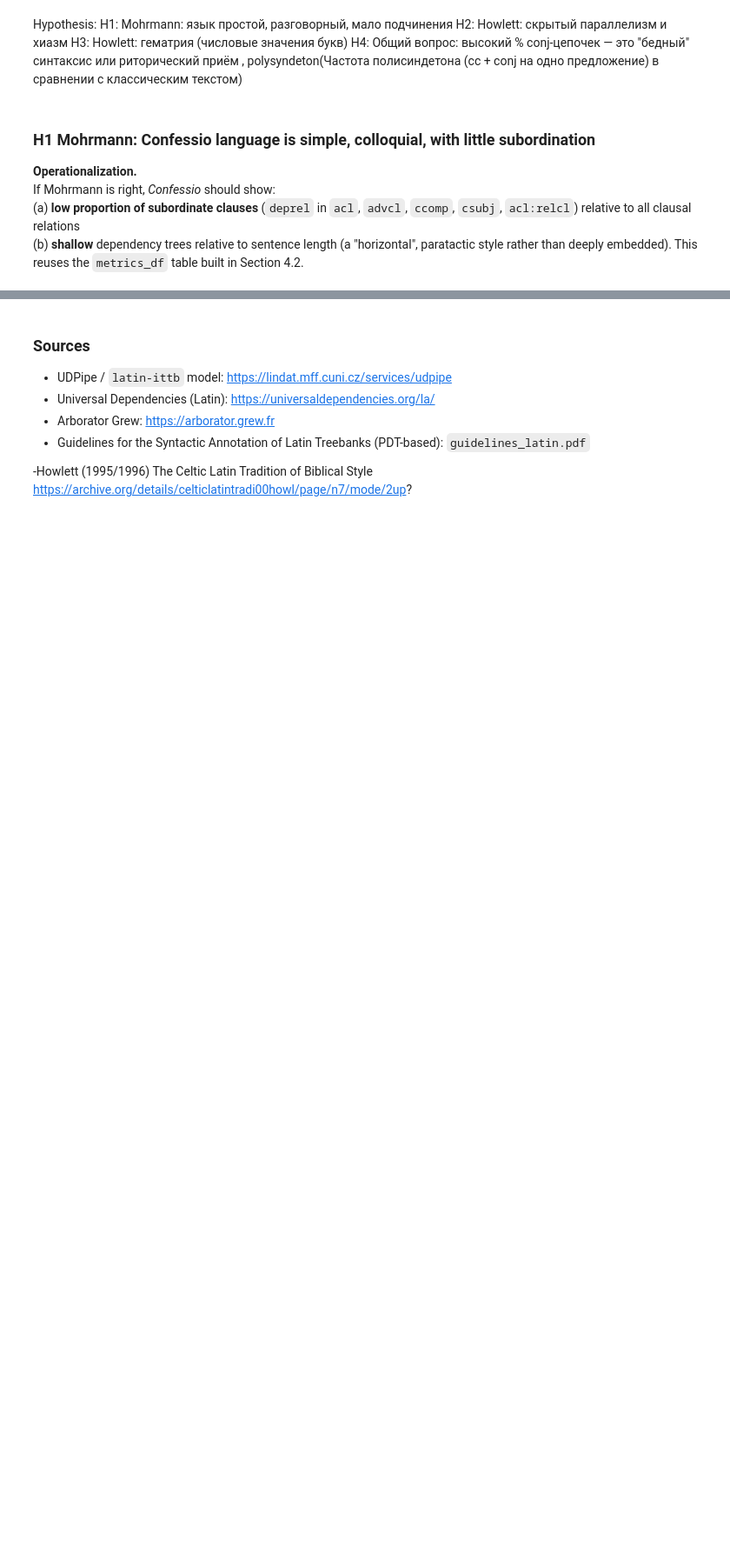
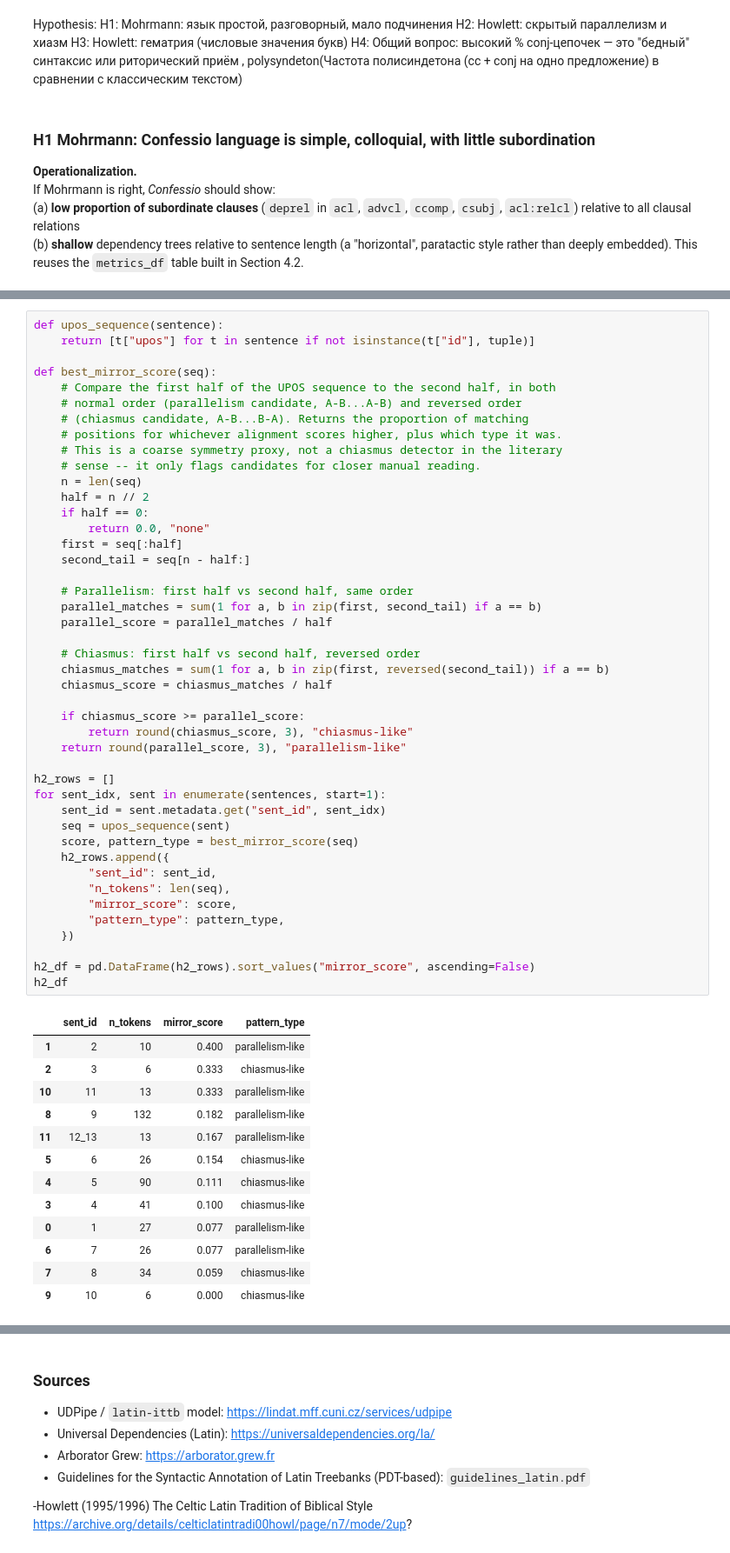
Before and after one commit to AimBtlv/research-computational_philology, a Jupyter notebook: 3-notebooks/Confessio_Linguistic_Analysis_v2.ipynb, the cells around one changed output, grey strips where cells are left out. Shown at 87% size. Drawn from its saved outputs; the diff is of its cells as text; blank space fills up the shorter version.

```diff
--- a/3-notebooks/Confessio_Linguistic_Analysis_v2.ipynb
+++ b/3-notebooks/Confessio_Linguistic_Analysis_v2.ipynb
@@ -603,0 +640,58 @@ NameError: name 'corrected_sentences' is not defined
+# %%
+def upos_sequence(sentence):
+    return [t["upos"] for t in sentence if not isinstance(t["id"], tuple)]
+
+def best_mirror_score(seq):
+    # Compare the first half of the UPOS sequence to the second half, in both
+    # normal order (parallelism candidate, A-B...A-B) and reversed order
+    # (chiasmus candidate, A-B...B-A). Returns the proportion of matching
+    # positions for whichever alignment scores higher, plus which type it was.
+    # This is a coarse symmetry proxy, not a chiasmus detector in the literary
+    # sense -- it only flags candidates for closer manual reading.
+    n = len(seq)
+    half = n // 2
+    if half == 0:
+        return 0.0, "none"
+    first = seq[:half]
+    second_tail = seq[n - half:]
+
+    # Parallelism: first half vs second half, same order
+    parallel_matches = sum(1 for a, b in zip(first, second_tail) if a == b)
+    parallel_score = parallel_matches / half
+
+    # Chiasmus: first half vs second half, reversed order
+    chiasmus_matches = sum(1 for a, b in zip(first, reversed(second_tail)) if a == b)
+    chiasmus_score = chiasmus_matches / half
+
+    if chiasmus_score >= parallel_score:
+        return round(chiasmus_score, 3), "chiasmus-like"
+    return round(parallel_score, 3), "parallelism-like"
+
+h2_rows = []
+for sent_idx, sent in enumerate(sentences, start=1):
+    sent_id = sent.metadata.get("sent_id", sent_idx)
+    seq = upos_sequence(sent)
+    score, pattern_type = best_mirror_score(seq)
+    h2_rows.append({
+        "sent_id": sent_id,
+        "n_tokens": len(seq),
+        "mirror_score": score,
+        "pattern_type": pattern_type,
+    })
+
+h2_df = pd.DataFrame(h2_rows).sort_values("mirror_score", ascending=False)
+h2_df
+# %% [output]
+|  | sent_id | n_tokens | mirror_score | pattern_type |
+| 1 | 2 | 10 | 0.400 | parallelism-like |
+| 2 | 3 | 6 | 0.333 | chiasmus-like |
+| 10 | 11 | 13 | 0.333 | parallelism-like |
+| 8 | 9 | 132 | 0.182 | parallelism-like |
+| 11 | 12_13 | 13 | 0.167 | parallelism-like |
+| 5 | 6 | 26 | 0.154 | chiasmus-like |
+| 4 | 5 | 90 | 0.111 | chiasmus-like |
+| 3 | 4 | 41 | 0.100 | chiasmus-like |
+| 0 | 1 | 27 | 0.077 | parallelism-like |
+| 6 | 7 | 26 | 0.077 | parallelism-like |
+| 7 | 8 | 34 | 0.059 | chiasmus-like |
+| 9 | 10 | 6 | 0.000 | chiasmus-like |
```
Also changed, not shown: parts of 13 cells of this notebook.
